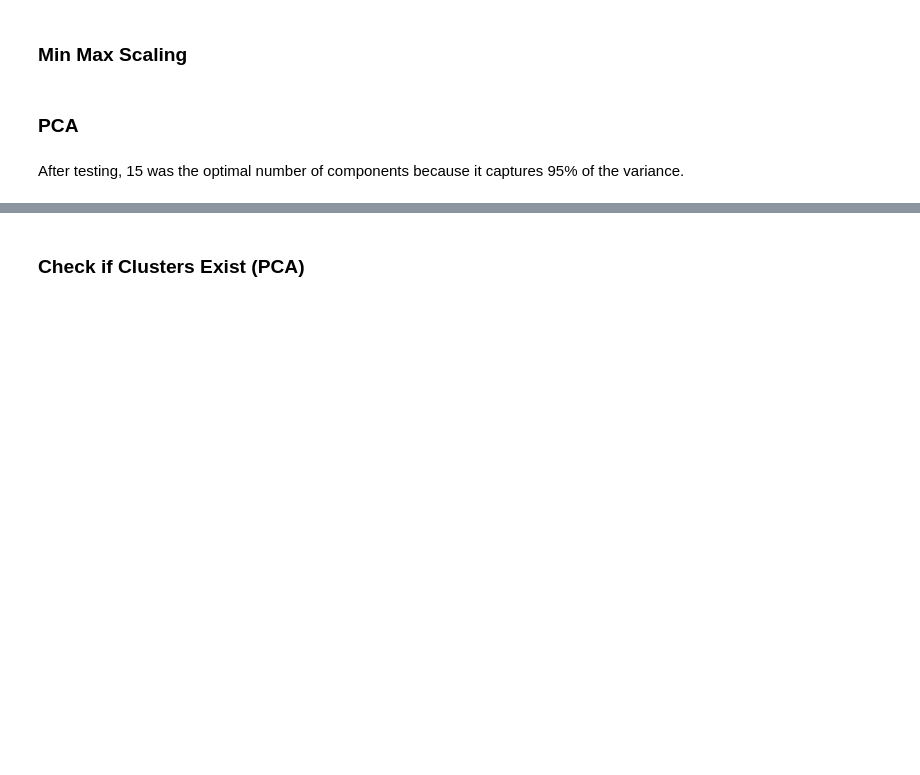
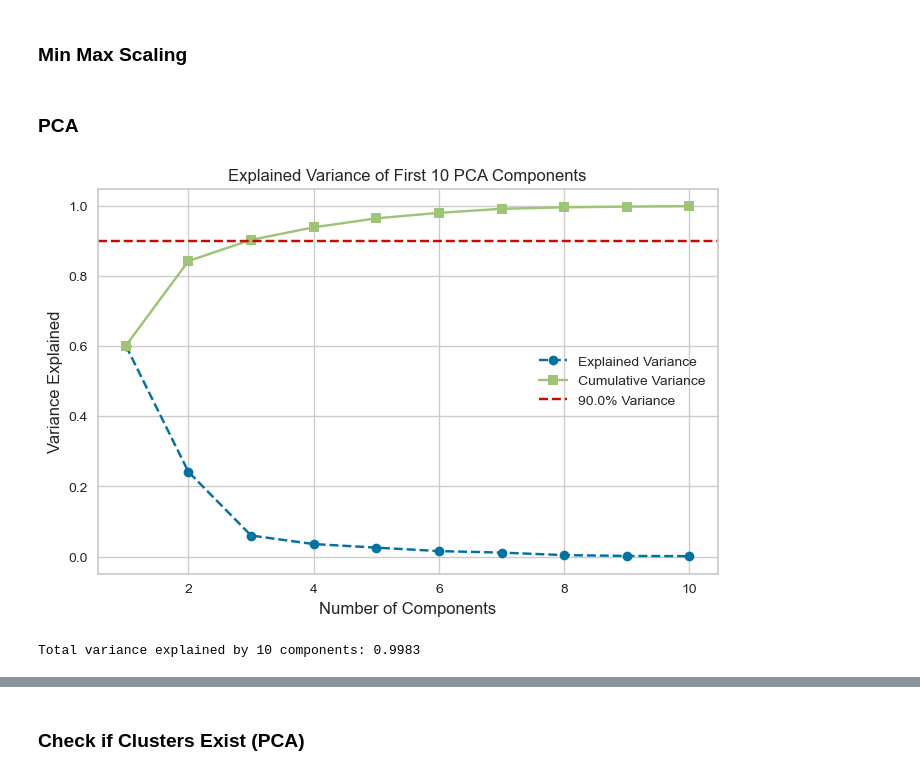
Before and after one commit to gugaaa1904/BC, a Jupyter notebook: Case 1.ipynb, the cells around one changed output, grey strips where cells are left out. Saved outputs shown, nothing was run; the diff lists cells and outputs as text; code cells hidden in the pictures; blank space fills up the shorter version.

```diff
--- a/Case 1.ipynb
+++ b/Case 1.ipynb
@@ -274,6 +275,10 @@ data[nationality_cols] = data[nationality_cols].astype(int)
 # %%
 threshold = len(data) * 0.05
 nationality_counts = data[nationality_cols].sum()
-top_nationalities = nationality_counts[nationality_counts > threshold].index
+top_nationalities = nationality_counts[nationality_counts > threshold].index.tolist()
 data["Nationality_Processed"] = data[top_nationalities].idxmax(axis=1)
+data["Nationality_Processed"] = data["Nationality_Processed"].fillna("Other")
+data["Nationality_Processed"] = data["Nationality_Processed"].astype("category")
 data.drop(columns=nationality_cols, inplace=True)
+
+print(data["Nationality_Processed"].value_counts())
@@ -519,25 +635,28 @@ min_max_data = scaler.fit_transform(data)
 df_min_max_data = pd.DataFrame(min_max_data, columns=data.columns)
 # %% [markdown]
 ### PCA
-# %% [markdown]
-After testing, 15 was the optimal number of components because it captures 95% of the variance.
 # %%
-pca = PCA(n_components=15)
+pca = PCA(n_components=10)
 data_pca = pca.fit_transform(min_max_data)
 explained_variance = pca.explained_variance_ratio_
 cumulative_variance = np.cumsum(explained_variance)
 
 plt.figure(figsize=(8, 5))
 plt.plot(range(1, len(explained_variance) + 1), explained_variance, marker='o', linestyle='--', label='Explained Variance')
 plt.plot(range(1, len(cumulative_variance) + 1), cumulative_variance, marker='s', linestyle='-', label='Cumulative Variance')
-plt.axhline(y=0.95, color='g', linestyle='-', label='95% Variance')
+
+threshold_var = 0.90
+plt.axhline(y=threshold_var, color='r', linestyle='--', label=f'{threshold_var*100}% Variance')
 plt.xlabel('Number of Components')
 plt.ylabel('Variance Explained')
-plt.title('Explained Variance of First 15 PCA Components')
+plt.title('Explained Variance of First 10 PCA Components')
 plt.legend()
 plt.show()
 
 total_variance = sum(explained_variance)
-print(f"Total variance explained by 15 components: {total_variance:.4f}")
-if total_variance < 0.90:
-    print("Warning: Less than 90% variance is explained! Consider increasing n_components.")
+print(f"Total variance explained by 10 components: {total_variance:.4f}")
+if total_variance < threshold_var:
+    print(f"Warning: Less than {threshold_var*100}% variance is explained! Consider increasing n_components.")
+# %% [output]
+[figure, added]
+Total variance explained by 10 components: 0.9983
```
Also changed, not shown: parts of 43 cells of this notebook.
